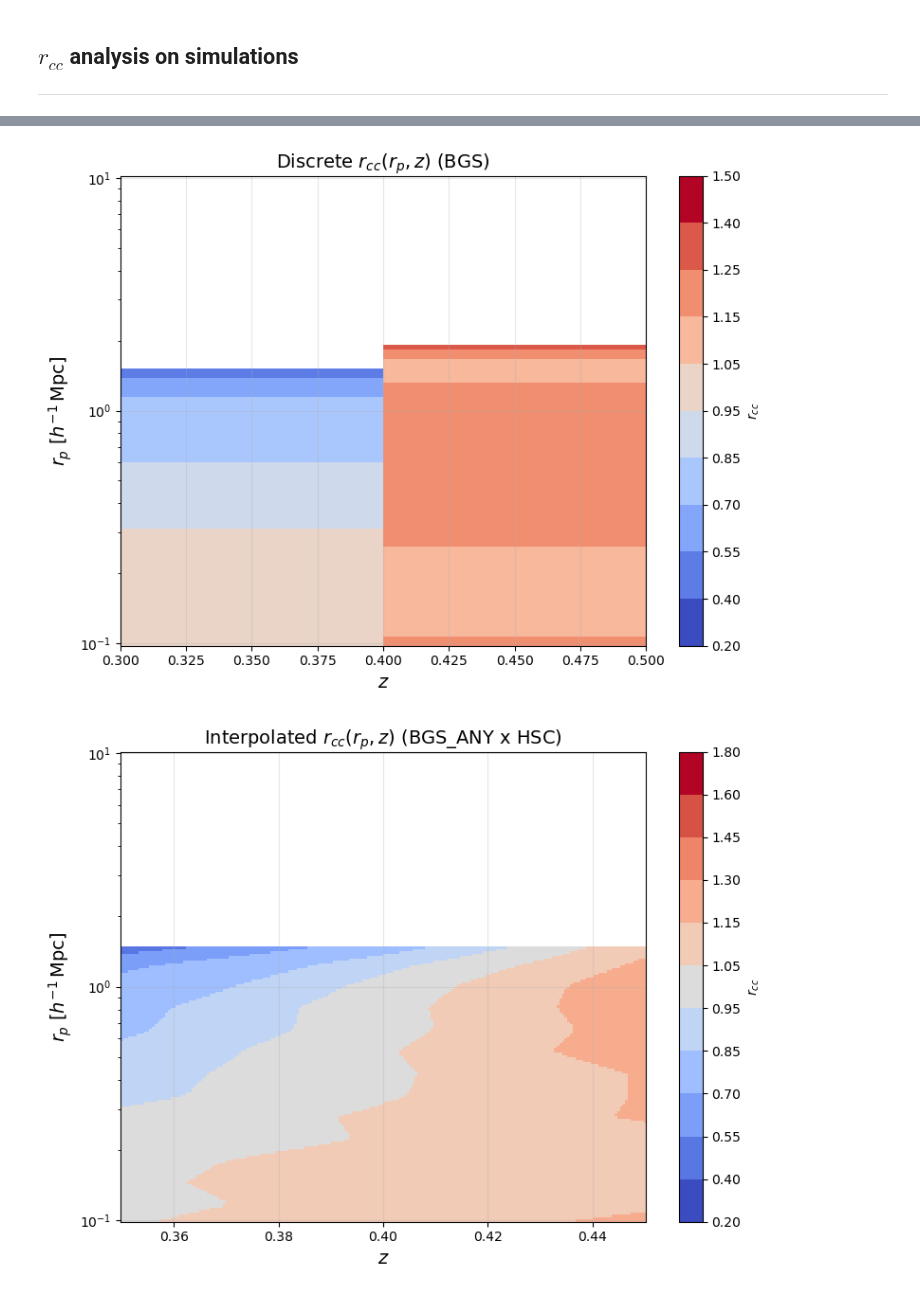
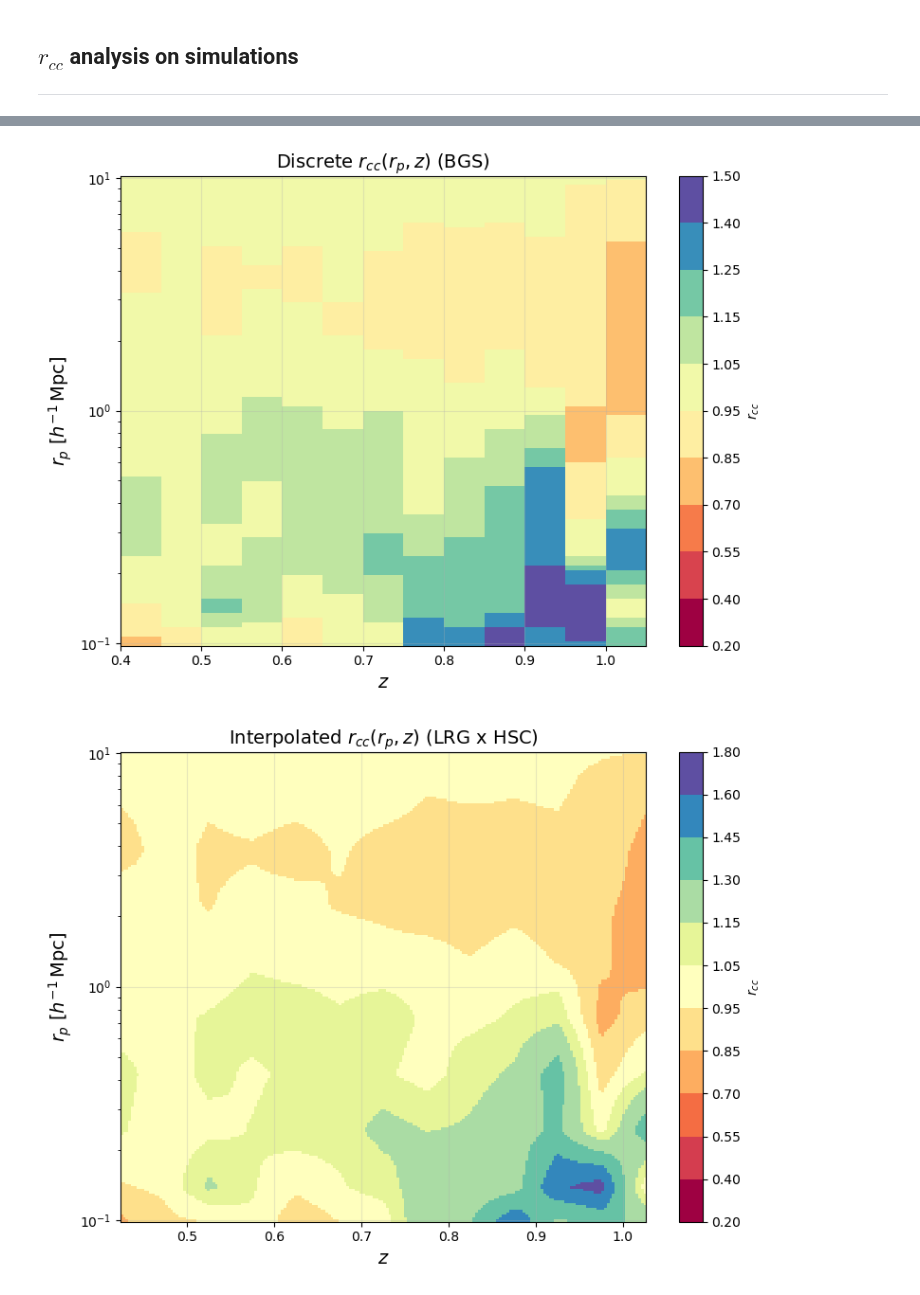
Before and after one commit to JeanCHDJdev/desi-y3-hsc, a Jupyter notebook: src/statistics/plot_results.ipynb, the cells around one changed output, grey strips where cells are left out. Saved outputs shown, nothing was run; the diff lists cells and outputs as text; code cells hidden in the pictures.

```diff
--- a/src/statistics/plot_results.ipynb
+++ b/src/statistics/plot_results.ipynb
@@ -480,7 +479,7 @@ tomo_bin_dnnz = np.loadtxt('hsc_pz/data/tomographic_binning_dnnz.dat')
 fig, ax = plt.subplots(figsize=(14, 6))
 fig.subplots_adjust(right=0.85)
 
-scale_cuts = [[1.5, 5]] #[[0.2, 2.5], [0.2, 2.5], [0.2, 5], [0.5, 5]]
+scale_cuts = [[0.5, 5]] #[[0.2, 2.5], [0.2, 2.5], [0.2, 5], [0.5, 5]]
 if scale_cuts is not None and len(scale_cuts) == 1:
     scale_cuts = [scale_cuts[0] for _ in range(len(tracers))]
 
@@ -537,12 +536,11 @@ for n in range(len(tracers)):
             np.percentile(dnnz, 16, axis=0),
             np.percentile(dnnz, 84, axis=0),
             color=colormaps[dnnz_idx]((dnnz_idx+2)/5),
-            #label=f'bin {m+1} (DNNz)',
             alpha=0.2
             )
 
     for j in range(4):
-        if j in ids_to_skip:
+        if j in ids_to_skip and tracer == 'QSO':
             continue
         ax.plot(
             zval,
@@ -617,13 +644,14 @@ for v in path_dictionary.values():
 # %%
 importlib.reload(inference)
-scale_cuts = [0.01, 200]
+scale_cuts = [0.01, 20]
 tracer_rcc1 = 'LRG'
 tracer_rcc2 = 'HSC'
+rebin = 2
 frcc = inference.full_rcc(
     path_dictionary=path_dictionary,
     tracer1=tracer_rcc1,
     tracer2=tracer_rcc2,
     scale_cuts=scale_cuts,
-    rebin=2
+    rebin=rebin
     )
 # %% [output]
@@ -647,9 +675,9 @@ wsp_meas : [3.85482334 2.66598668 1.67565757 1.14257615 0.79500505 0.55651706
 # %%
-import src.statistics.cosmotools as ct
 reader = cf.CorrFileReader(
     path_dictionary['DESI_NGC'],
     )
-sep = reader.get_bins('theta')
+rp_sep = rebin_edges(reader.get_bins('rp'), factor=rebin)
+print(f"rp_sep : {rp_sep}")
 
 bins_t1 = np.array(reader.get_bins(tracer_rcc1))
 bins_t2 = np.array(reader.get_bins(tracer_rcc2))
@@ -664,9 +692,9 @@ zval = zval_bins[:-1] + np.diff(zval_bins) / 2
 print(f"zval : {zval}")
 
 for i, r in enumerate(frcc):
-    scale = ct.arcsec2hMpc(sep*3600, zval[i])
-    # for now at LRG redshifts these are the same since minimum scale is > 0.1
-    scale = scale[:len(r)]
+    #scale = ct.arcsec2hMpc(sep*3600, zval[i])
+    ## for now at LRG redshifts these are the same since minimum scale is > 0.1
+    scale = rp_sep[:len(r)]
     plt.plot(scale, r, marker='o', markersize=3.5, linestyle='-', alpha=0.5, label=f'z={zval[i]:.2f}')
 plt.xscale('log')
 plt.xlabel(r'$r_p$ [$h^{-1}Mpc$]', fontsize=14)
@@ -694,25 +721,24 @@ scale_matrix = []
 common_scale = np.logspace(-1, 1, 100)  # 0.1 to 10 h⁻¹Mpc (adjust as needed)
 
 for i, r in enumerate(frcc):
-    r_p = ct.arcsec2hMpc(sep * 3600, zval[i])[:len(r)]
-    interp = interp1d(r_p, r, bounds_error=False, fill_value=np.nan)
+    interp = interp1d(scale, r, bounds_error=False, fill_value=np.nan)
     rcc_interp.append(interp(common_scale))
 
 # rcc_interp: shape (n_z, n_common_scale)
-# Interpolator expects (z, r_p) in order, so we flip axes
+# Interpolator expects (z, rp_sep) in order, so we flip axes
 rcc_interp_func = RegularGridInterpolator(
-    (zval, common_scale),
+    (zval[:len(frcc)], common_scale),
     rcc_interp,
     bounds_error=False,
     fill_value=np.nan
 )
 
 rcc_interp = np.array(rcc_interp)  # shape (n_z, n_common_scale)
-Z, R = np.meshgrid(zval, common_scale)
+Z, R = np.meshgrid(zval[:len(frcc)], common_scale)
 
 # Step 2: Discrete levels and colormap
 levels = [0.2, 0.4, 0.55, 0.7, 0.85, 0.95, 1.05, 1.15, 1.25, 1.4, 1.5]  # 5 intervals = 6 boundaries
-cmap = plt.get_cmap('coolwarm', len(levels)-1)
+cmap = plt.get_cmap('Spectral', len(levels)-1)
 norm = mcolors.BoundaryNorm(levels, ncolors=cmap.N, clip=True)
 
 # Step 3: Plot
@@ -731,7 +757,7 @@ plt.grid(alpha=0.3)
 plt.tight_layout()
 plt.show()
 # %% [output]
-[figure, old version]
+[figure, new version]
 # %%
 rcc_interp = []
 scale_matrix = []
@@ -739,20 +765,19 @@ scale_matrix = []
 common_scale = np.logspace(-1, 1, 100)  # 0.1 to 10 h⁻¹Mpc (adjust as needed)
 
 for i, r in enumerate(frcc):
-    r_p = ct.arcsec2hMpc(sep * 3600, zval[i])[:len(r)]
-    interp = interp1d(r_p, r, bounds_error=False, fill_value=np.nan)
+    interp = interp1d(scale, r, bounds_error=False, fill_value=np.nan)
     rcc_interp.append(interp(common_scale))
 
 # rcc_interp: shape (n_z, n_common_scale)
 # Interpolator expects (z, r_p) in order, so we flip axes
 rcc_interp_func = RegularGridInterpolator(
-    (zval, common_scale),
+    (zval[:len(frcc)], common_scale),
     rcc_interp,
     bounds_error=False,
     fill_value=np.nan
 )
 
-z_fine = np.linspace(min(zval), max(zval), 200)
+z_fine = np.linspace(min(zval[:len(frcc)]), max(zval[:len(frcc)]), 200)
 r_fine = np.logspace(-1, 1, 200)
 Z_fine, R_fine = np.meshgrid(z_fine, r_fine)
 
@@ -760,32 +785,32 @@ Z_fine, R_fine = np.meshgrid(z_fine, r_fine)
 points = np.stack([Z_fine.ravel(), R_fine.ravel()], axis=-1)
 rcc_interp_smooth = rcc_interp_func(points).reshape(Z_fine.shape)
 
 levels = [0.2, 0.4, 0.55, 0.7, 0.85, 0.95, 1.05, 1.15, 1.3, 1.45, 1.6, 1.8] #[0.2, 0.4, 0.5, 0.6, 0.75, 0.85, 0.95, 1.05, 1.2]  # 5 intervals = 6 boundaries
 vcenter = 1.0
 
 # Step 2: Use a diverging colormap with same number of color bins as level intervals
 n_colors = len(levels) - 1
-cmap_full = plt.get_cmap('coolwarm', 256)  # fine-grained original colormap
+cmap_full = plt.get_cmap('Spectral', 256)  # fine-grained original colormap
 colors = cmap_full(np.linspace(0, 1, 256))
 i_center = np.argmin(np.abs(np.array(levels) - vcenter))
 n_below = i_center
 n_above = len(levels) - 1 - i_center
 new_colors = cmap_full(np.linspace(0, 1, n_colors))
 cmap = mcolors.ListedColormap(new_colors)
 norm = mcolors.BoundaryNorm(boundaries=levels, ncolors=cmap.N, clip=True)
 
 plt.figure(figsize=(8, 6))
 pc = plt.pcolormesh(Z_fine, R_fine, rcc_interp_smooth, cmap=cmap, norm=norm, shading='auto')
 plt.yscale('log')
 plt.xlabel(r'$z$', fontsize=14)
 plt.ylabel(r'$r_p$ [$h^{-1}\,\mathrm{Mpc}$]', fontsize=14)
 plt.title(r'Interpolated $r_{cc}(r_p, z)$' + f' ({tracer_rcc1} x {tracer_rcc2})', fontsize=14)
 
 cbar = plt.colorbar(pc, ticks=levels, label=r'$r_{cc}$')
 cbar.ax.set_yticklabels([f"{lvl:.2f}" for lvl in levels])
 
 plt.grid(alpha=0.3)
 plt.tight_layout()
 plt.show()
 # %% [output]
-[figure, old version]
+[figure, new version]
```
Also changed, not shown: parts of 13 cells of this notebook, 2 other files.
